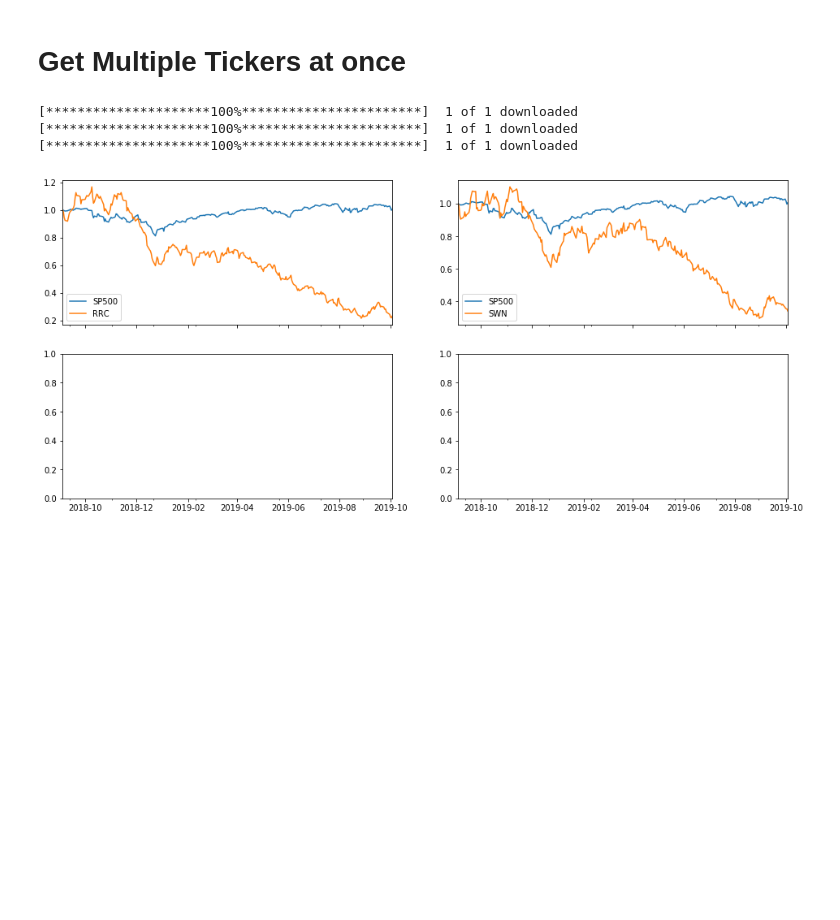
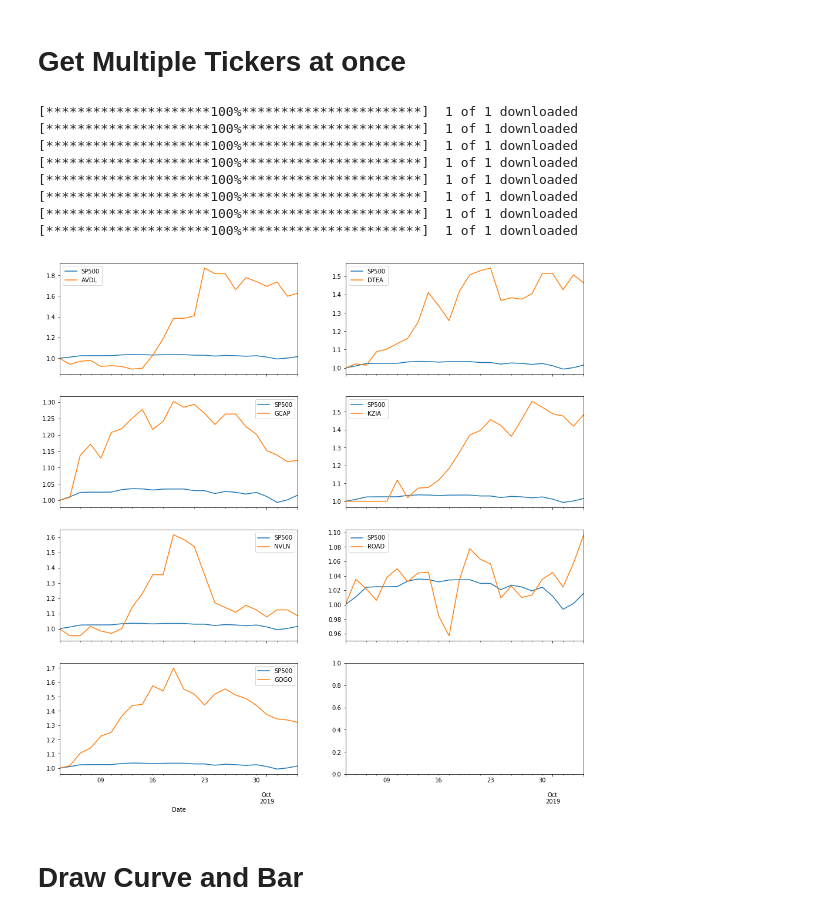
Before and after one commit to derrickfwang/Stock_Related_Scripts, a Jupyter notebook: Stock Analysis_Yahoo_Tushare_AlphaVantage_AllTemplates.ipynb, the cells around one changed output. Cells and saved outputs as stored; diff of their text form; code cells hidden in the pictures; blank space fills up the shorter version.

```diff
--- a/Stock Analysis_Yahoo_Tushare_AlphaVantage_AllTemplates.ipynb
+++ b/Stock Analysis_Yahoo_Tushare_AlphaVantage_AllTemplates.ipynb
@@ -464,24 +473,26 @@ def plotTickers(TickerList, Rst, StartDate1):
     for i in range(NumberOfTickers):
         Ticker = TickerList[i]
         row  = int(np.floor(i/2))
-        column = i - (row * rows)*2
+        column = i%2
         Rst1[['SP500', Ticker]].plot(ax = axs[row, column])
 # %%
 # Get Data
-TickerList = ['RRC','SWN']
+TickerList = ['AVDL','DTEA','GCAP','KZIA','NVLN','ROAD','GOGO']
 
-startDate = '2017-01-01'
+startDate = '2019-09-01'
 endDate = str(date.today())
 
 Rst = getAllTickers(TickerList, startDate, endDate)
+plotTickers(TickerList, Rst, StartDate1)
 # %% [output]
 [*********************100%***********************]  1 of 1 downloaded
 [*********************100%***********************]  1 of 1 downloaded
 [*********************100%***********************]  1 of 1 downloaded
+[*********************100%***********************]  1 of 1 downloaded
+[*********************100%***********************]  1 of 1 downloaded
+[*********************100%***********************]  1 of 1 downloaded
+[*********************100%***********************]  1 of 1 downloaded
+[*********************100%***********************]  1 of 1 downloaded
+[figure, added]
-# %%
-# Ploting
-StartDate1 = '2018-09-01'
-
-plotTickers(TickerList, Rst, StartDate1)
-# %% [output]
-[figure, removed]
+# %% [markdown]
+# Draw Curve and Bar
```
Also changed, not shown: parts of 13 cells of this notebook.
